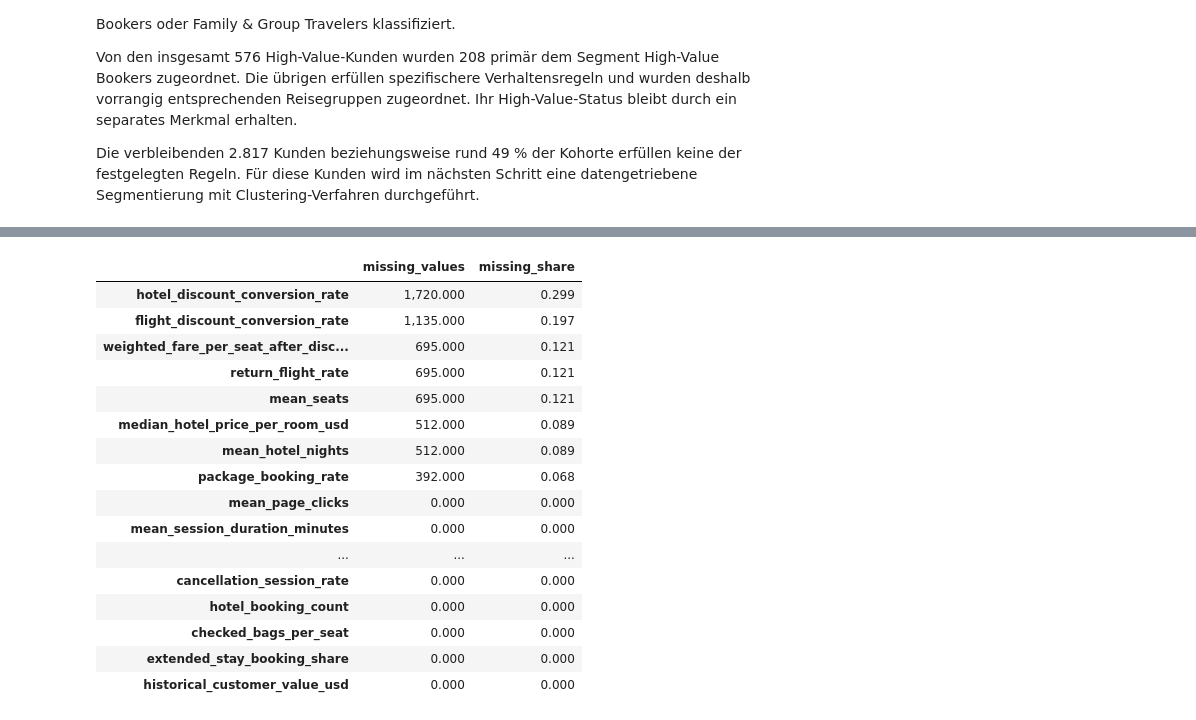
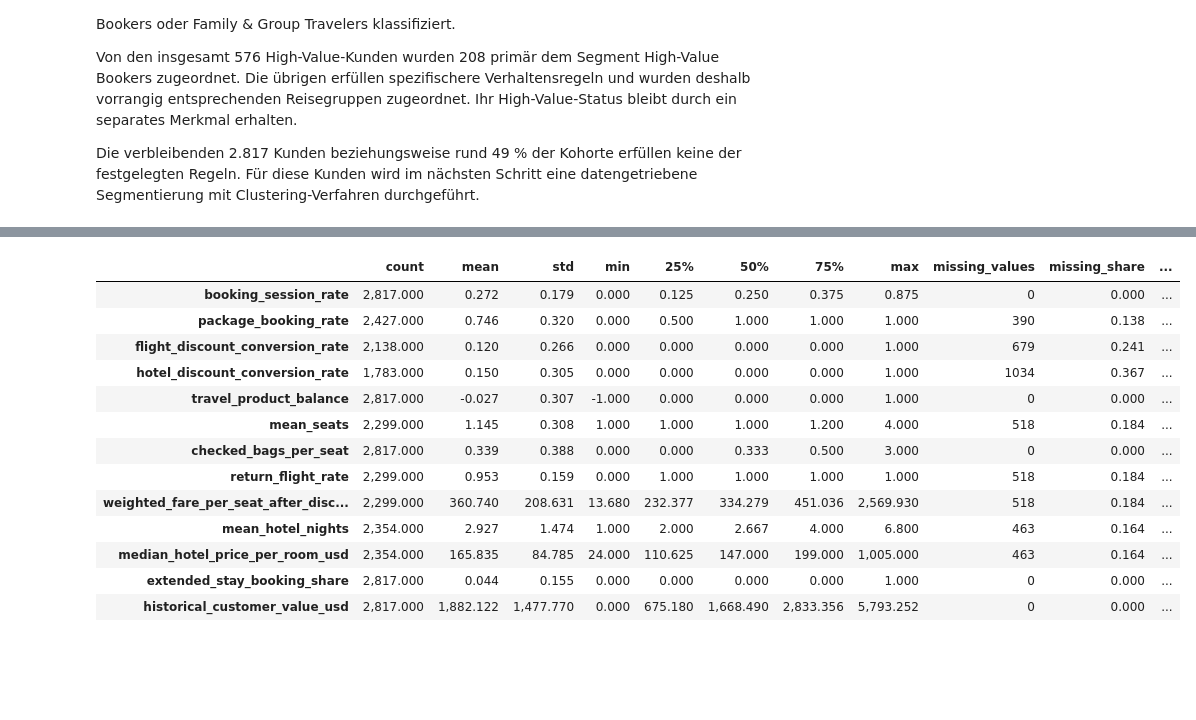
Before and after one commit to norawinkler/traveltide-customer-segmentation, a Jupyter notebook: notebooks/03_customer_segmentation.ipynb, the cells around one changed output, grey strips where cells are left out. Cells and saved outputs as stored; diff of their text form; code cells hidden in the pictures; blank space fills up the shorter version.

```diff
--- a/notebooks/03_customer_segmentation.ipynb
+++ b/notebooks/03_customer_segmentation.ipynb
@@ -780,12 +757,22 @@ Nicht gefundene Merkmale: []
 # %%
 # Arbeitstabelle für die weitere Merkmalsprüfung erstellen
 
-clustering_candidates = (
-    customer_features[
-        ["user_id"] + clustering_feature_candidates
+cluster_user_ids = (
+    unassigned_customers["user_id"]
+    .copy()
+)
+
+x_candidates = (
+    unassigned_customers[
+        clustering_feature_candidates
     ]
     .copy()
 )
 
-display(clustering_candidates.head())
+print(
+    "Dimensionen:",
+    x_candidates.shape
+)
+
+display(x_candidates.head())
 # %% [output]
@@ -848,39 +786,46 @@ display(candidate_overview)
 # %%
-# Fehlende Werte der Kandidaten übersichtlich darstellen
+# Varianz und fehlende Werte prüfen.
 
-missing_overview = (
-    clustering_candidates[
-        clustering_feature_candidates
-    ]
-    .isna()
-    .agg(["sum", "mean"])
+candidate_overview = (
+    x_candidates
+    .describe()
     .T
-    .rename(columns={
-        "sum": "missing_values",
-        "mean": "missing_share"
-    })
-    .sort_values(
-        "missing_values",
-        ascending=False
-    )
 )
 
-display(missing_overview)
+candidate_overview["missing_values"] = (
+    x_candidates
+    .isna()
+    .sum()
+)
+
+candidate_overview["missing_share"] = (
+    candidate_overview["missing_values"]
+    / len(x_candidates)
+)
+
+candidate_overview["unique_values"] = (
+    x_candidates
+    .nunique(dropna=False)
+)
+
+candidate_overview["variance"] = (
+    x_candidates
+    .var()
+)
+
+display(candidate_overview)
 # %% [output]
-|  | missing_values | missing_share |
-| hotel_discount_conversion_rate | 1,720.000 | 0.299 |
-| flight_discount_conversion_rate | 1,135.000 | 0.197 |
-| weighted_fare_per_seat_after_disc... | 695.000 | 0.121 |
-| return_flight_rate | 695.000 | 0.121 |
-| mean_seats | 695.000 | 0.121 |
-| median_hotel_price_per_room_usd | 512.000 | 0.089 |
-| mean_hotel_nights | 512.000 | 0.089 |
-| package_booking_rate | 392.000 | 0.068 |
-| mean_page_clicks | 0.000 | 0.000 |
-| mean_session_duration_minutes | 0.000 | 0.000 |
-| ... | ... | ... |
-| cancellation_session_rate | 0.000 | 0.000 |
-| hotel_booking_count | 0.000 | 0.000 |
-| checked_bags_per_seat | 0.000 | 0.000 |
-| extended_stay_booking_share | 0.000 | 0.000 |
-| historical_customer_value_usd | 0.000 | 0.000 |
+|  | count | mean | std | min | 25% | 50% | 75% | max | missing_values | missing_share | ... |
+| booking_session_rate | 2,817.000 | 0.272 | 0.179 | 0.000 | 0.125 | 0.250 | 0.375 | 0.875 | 0 | 0.000 | ... |
+| package_booking_rate | 2,427.000 | 0.746 | 0.320 | 0.000 | 0.500 | 1.000 | 1.000 | 1.000 | 390 | 0.138 | ... |
+| flight_discount_conversion_rate | 2,138.000 | 0.120 | 0.266 | 0.000 | 0.000 | 0.000 | 0.000 | 1.000 | 679 | 0.241 | ... |
+| hotel_discount_conversion_rate | 1,783.000 | 0.150 | 0.305 | 0.000 | 0.000 | 0.000 | 0.000 | 1.000 | 1034 | 0.367 | ... |
+| travel_product_balance | 2,817.000 | -0.027 | 0.307 | -1.000 | 0.000 | 0.000 | 0.000 | 1.000 | 0 | 0.000 | ... |
+| mean_seats | 2,299.000 | 1.145 | 0.308 | 1.000 | 1.000 | 1.000 | 1.200 | 4.000 | 518 | 0.184 | ... |
+| checked_bags_per_seat | 2,817.000 | 0.339 | 0.388 | 0.000 | 0.000 | 0.333 | 0.500 | 3.000 | 0 | 0.000 | ... |
+| return_flight_rate | 2,299.000 | 0.953 | 0.159 | 0.000 | 1.000 | 1.000 | 1.000 | 1.000 | 518 | 0.184 | ... |
+| weighted_fare_per_seat_after_disc... | 2,299.000 | 360.740 | 208.631 | 13.680 | 232.377 | 334.279 | 451.036 | 2,569.930 | 518 | 0.184 | ... |
+| mean_hotel_nights | 2,354.000 | 2.927 | 1.474 | 1.000 | 2.000 | 2.667 | 4.000 | 6.800 | 463 | 0.164 | ... |
+| median_hotel_price_per_room_usd | 2,354.000 | 165.835 | 84.785 | 24.000 | 110.625 | 147.000 | 199.000 | 1,005.000 | 463 | 0.164 | ... |
+| extended_stay_booking_share | 2,817.000 | 0.044 | 0.155 | 0.000 | 0.000 | 0.000 | 0.000 | 1.000 | 0 | 0.000 | ... |
+| historical_customer_value_usd | 2,817.000 | 1,882.122 | 1,477.770 | 0.000 | 675.180 | 1,668.490 | 2,833.356 | 5,793.252 | 0 | 0.000 | ... |
```
Also changed, not shown: parts of 70 cells of this notebook.
